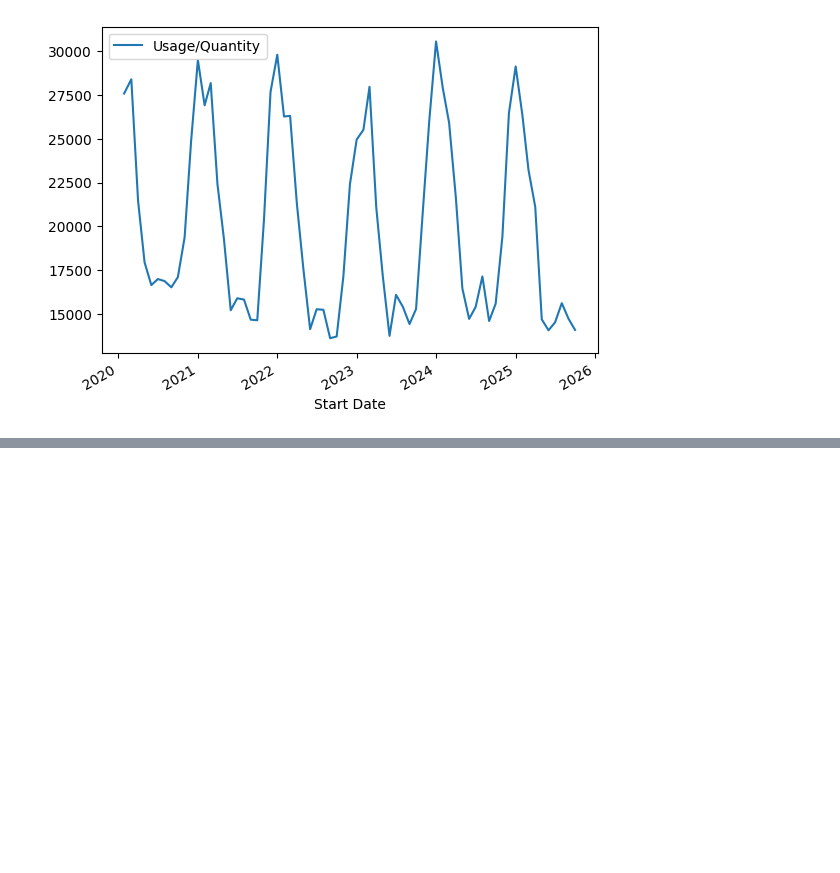
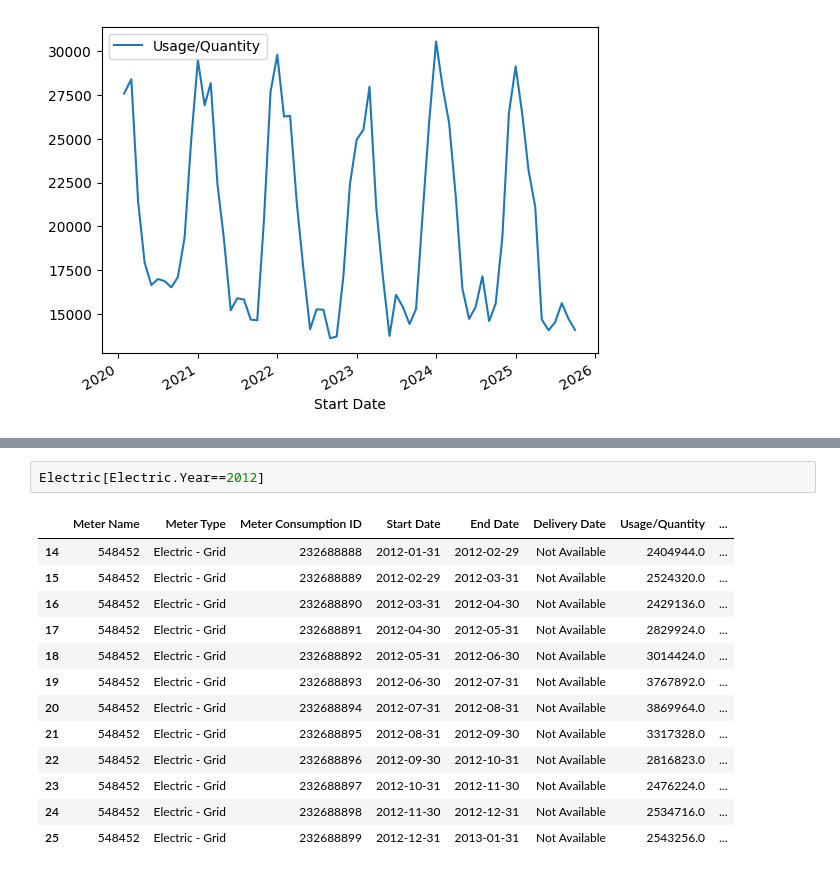
Before and after one commit to saeed-saffari/CPHSC, a Jupyter notebook: O-LCA/Halifax_Infirmary_Complex_meters.ipynb, the cells around one changed output, grey strips where cells are left out. Drawn from its saved outputs; the diff is of its cells as text; blank space fills up the shorter version.

```diff
--- a/O-LCA/Halifax_Infirmary_Complex_meters.ipynb
+++ b/O-LCA/Halifax_Infirmary_Complex_meters.ipynb
@@ -185,0 +232,16 @@ Natural_Gas[Natural_Gas.Year>=2020].plot(x='Start Date',y='Usage/Quantity')
+# %%
+Electric[Electric.Year==2012]
+# %% [output]
+|  | Meter Name | Meter Type | Meter Consumption ID | Start Date | End Date | Delivery Date | Usage/Quantity | ... |
+| 14 | 548452 | Electric - Grid | 232688888 | 2012-01-31 | 2012-02-29 | Not Available | 2404944.0 | ... |
+| 15 | 548452 | Electric - Grid | 232688889 | 2012-02-29 | 2012-03-31 | Not Available | 2524320.0 | ... |
+| 16 | 548452 | Electric - Grid | 232688890 | 2012-03-31 | 2012-04-30 | Not Available | 2429136.0 | ... |
+| 17 | 548452 | Electric - Grid | 232688891 | 2012-04-30 | 2012-05-31 | Not Available | 2829924.0 | ... |
+| 18 | 548452 | Electric - Grid | 232688892 | 2012-05-31 | 2012-06-30 | Not Available | 3014424.0 | ... |
+| 19 | 548452 | Electric - Grid | 232688893 | 2012-06-30 | 2012-07-31 | Not Available | 3767892.0 | ... |
+| 20 | 548452 | Electric - Grid | 232688894 | 2012-07-31 | 2012-08-31 | Not Available | 3869964.0 | ... |
+| 21 | 548452 | Electric - Grid | 232688895 | 2012-08-31 | 2012-09-30 | Not Available | 3317328.0 | ... |
+| 22 | 548452 | Electric - Grid | 232688896 | 2012-09-30 | 2012-10-31 | Not Available | 2816823.0 | ... |
+| 23 | 548452 | Electric - Grid | 232688897 | 2012-10-31 | 2012-11-30 | Not Available | 2476224.0 | ... |
+| 24 | 548452 | Electric - Grid | 232688898 | 2012-11-30 | 2012-12-31 | Not Available | 2534716.0 | ... |
+| 25 | 548452 | Electric - Grid | 232688899 | 2012-12-31 | 2013-01-31 | Not Available | 2543256.0 | ... |
```
Also changed, not shown: parts of 8 cells of this notebook.
